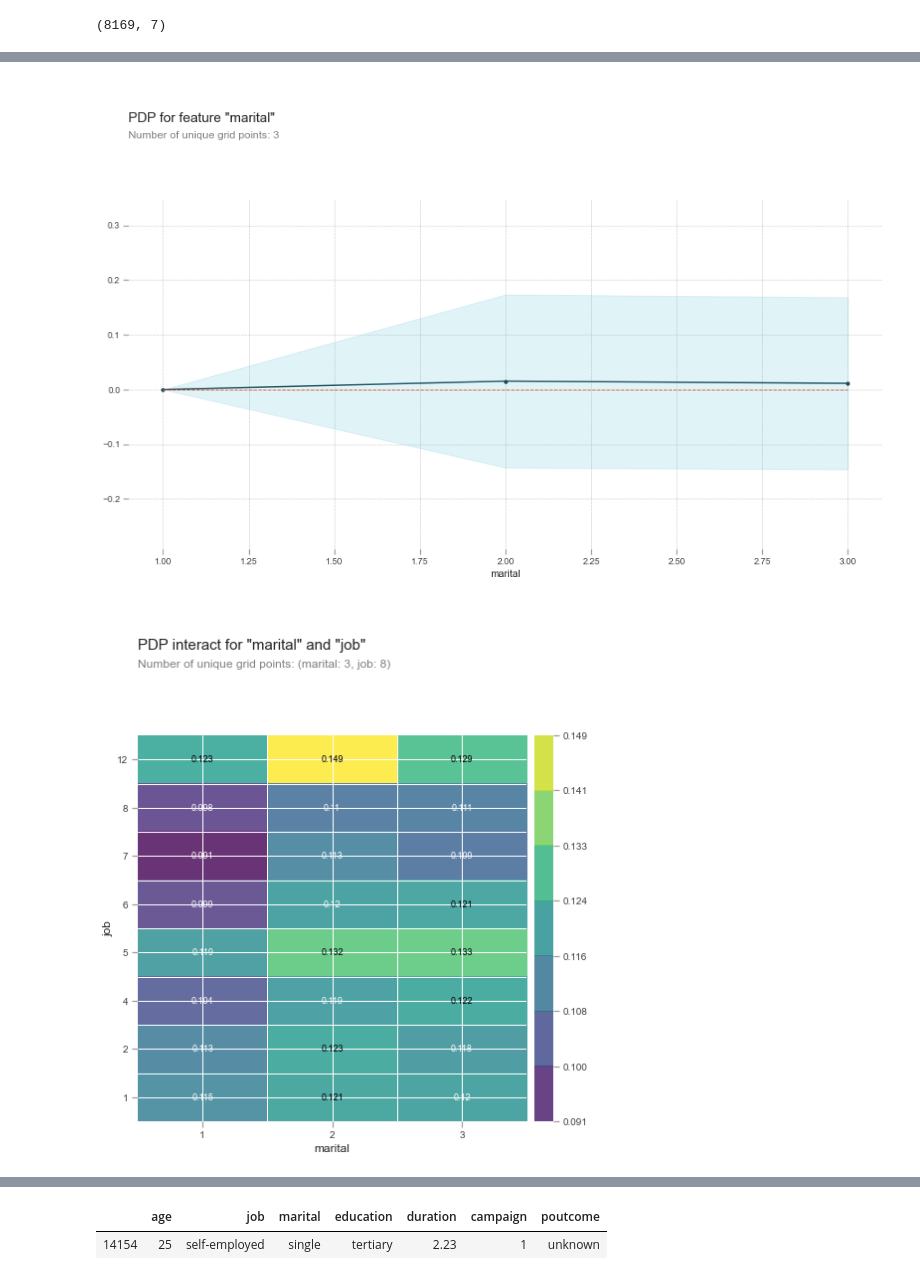
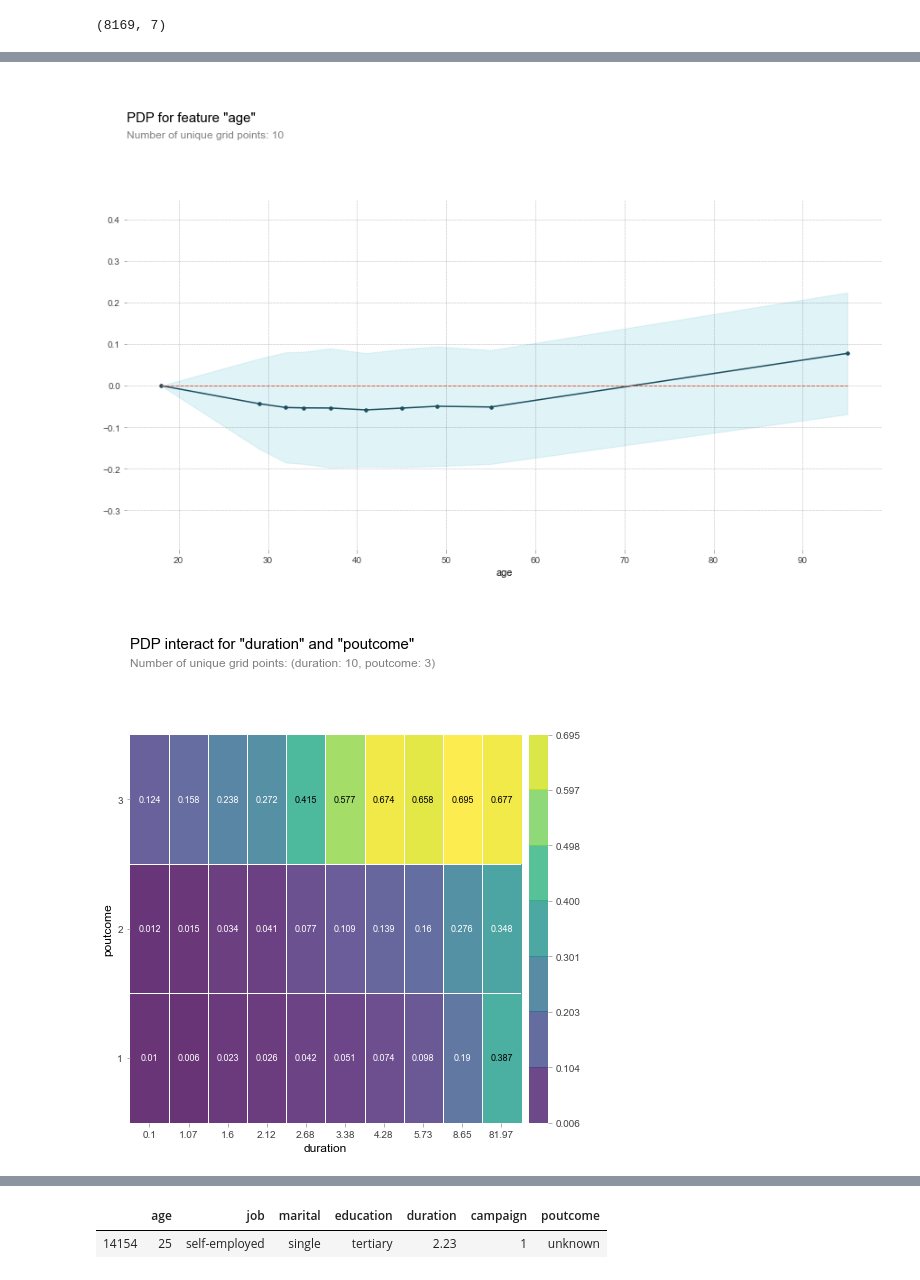
Before and after one commit to anitashar/DS-Unit-2-Build-Bank, a Jupyter notebook: build_week_2.ipynb, the cells around one changed output, grey strips where cells are left out. Cells and saved outputs as stored; diff of their text form; code cells hidden in the pictures.

```diff
--- a/build_week_2.ipynb
+++ b/build_week_2.ipynb
@@ -66,6 +66,7 @@ poutcome           0
 response           0
 response_binary    0
 dtype: int64
-# %%
-bank = bank.drop(['response','Unnamed: 0'],axis =1 )
+# %%
+# dropping response feature as well. because response & response_binary are duplicate columns
+bank = bank.drop(['response'],axis =1 )
 # %%
@@ -314,14 +306,0 @@ Requirement already satisfied, skipping upgrade: six>=1.5 in /Users/anitasharma/
-# %%
-#  confusion matrix for logistic regression
-
-from scikitplot.metrics import plot_confusion_matrix
-import matplotlib.pyplot as plt
-import seaborn as sns
-sns.set()
-
-
-
-plot_confusion_matrix(y_val, y_pred5,
-                      figsize=(8,6),
-                      title=f'Confusion Matrix: N={len(y_val)}',
-                      normalize=False);
@@ -819,6 +719,6 @@ y = bank[target]
 encoder = ce.OrdinalEncoder()
 X_encoded = encoder.fit_transform(X)
 
-model = RandomForestClassifier(n_estimators=100, random_state=42, n_jobs=-1)
+model = RandomForestClassifier(n_estimators=100, random_state=42, n_jobs=-1,class_weight='balanced')
 model.fit(X_encoded, y)
 # %% [output]
@@ -854,26 +754,28 @@ X_train
 %matplotlib inline
 import matplotlib.pyplot as plt
 from pdpbox import pdp
-feature = 'marital'
+feature = 'age'
 pdp_dist = pdp.pdp_isolate(model=model, dataset=X_encoded, model_features=features, feature=feature)
 pdp.pdp_plot(pdp_dist, feature);
 # %% [output]
-[figure, old version]
+[figure, new version]
 # %%
 from pdpbox.pdp import pdp_interact, pdp_interact_plot
 # %%
-features = ['marital','job']
+# partial dependence with 2 features
+
+features = ['duration','poutcome']
 
 interaction = pdp_interact(
     model=model,
     dataset=X_encoded,
     model_features=X_encoded.columns,
     features=features
 )
 
 pdp_interact_plot(interaction, plot_type='grid', feature_names=features);
 # %% [output]
-[figure, old version]
+[figure, new version]
 # %%
 !pip install shap
 # %% [output]
```
Also changed, not shown: parts of 62 cells of this notebook.
